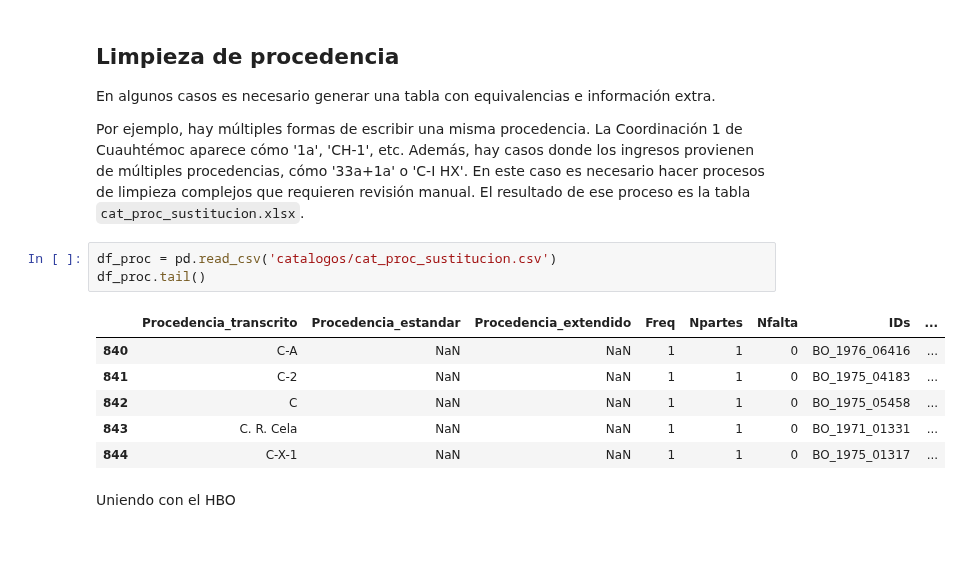
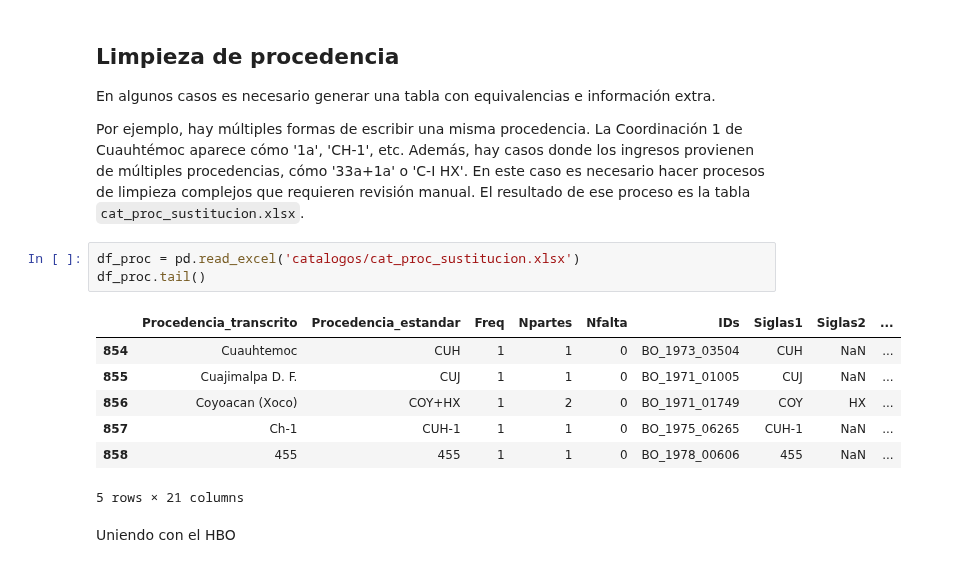
Before and after one commit to mar-esther23/SEMEFO_busqueda, a Jupyter notebook: HBO_limpieza.ipynb, the cells around one changed output. Saved outputs shown, nothing was run; the diff lists cells and outputs as text.

```diff
--- a/HBO_limpieza.ipynb
+++ b/HBO_limpieza.ipynb
@@ -536,15 +536,16 @@ En algunos casos es necesario generar una tabla con equivalencias e información
 
 Por ejemplo, hay múltiples formas de escribir una misma procedencia. La Coordinación 1 de Cuauhtémoc aparece cómo '1a', 'CH-1', etc. Además, hay casos donde los ingresos provienen de múltiples procedencias, cómo '33a+1a' o 'C-I HX'. En este caso es necesario hacer procesos de limpieza complejos que requieren revisión manual. El resultado de ese proceso es la tabla `cat_proc_sustitucion.xlsx`.
 # %%
-df_proc = pd.read_csv('catalogos/cat_proc_sustitucion.csv')
+df_proc = pd.read_excel('catalogos/cat_proc_sustitucion.xlsx')
 df_proc.tail()
 # %% [output]
-|  | Procedencia_transcrito | Procedencia_estandar | Procedencia_extendido | Freq | Npartes | Nfalta | IDs | ... |
-| 840 | C-A | NaN | NaN | 1 | 1 | 0 | BO_1976_06416 | ... |
-| 841 | C-2 | NaN | NaN | 1 | 1 | 0 | BO_1975_04183 | ... |
-| 842 | C | NaN | NaN | 1 | 1 | 0 | BO_1975_05458 | ... |
-| 843 | C. R. Cela | NaN | NaN | 1 | 1 | 0 | BO_1971_01331 | ... |
-| 844 | C-X-1 | NaN | NaN | 1 | 1 | 0 | BO_1975_01317 | ... |
+|  | Procedencia_transcrito | Procedencia_estandar | Freq | Npartes | Nfalta | IDs | Siglas1 | Siglas2 | ... |
+| 854 | Cuauhtemoc | CUH | 1 | 1 | 0 | BO_1973_03504 | CUH | NaN | ... |
+| 855 | Cuajimalpa D. F. | CUJ | 1 | 1 | 0 | BO_1971_01005 | CUJ | NaN | ... |
+| 856 | Coyoacan (Xoco) | COY+HX | 1 | 2 | 0 | BO_1971_01749 | COY | HX | ... |
+| 857 | Ch-1 | CUH-1 | 1 | 1 | 0 | BO_1975_06265 | CUH-1 | NaN | ... |
+| 858 | 455 | 455 | 1 | 1 | 0 | BO_1978_00606 | 455 | NaN | ... |
+5 rows × 21 columns
 # %% [markdown]
 Uniendo con el HBO
 # %%
```
Also changed, not shown: parts of 8 cells of this notebook, 26 other files.
